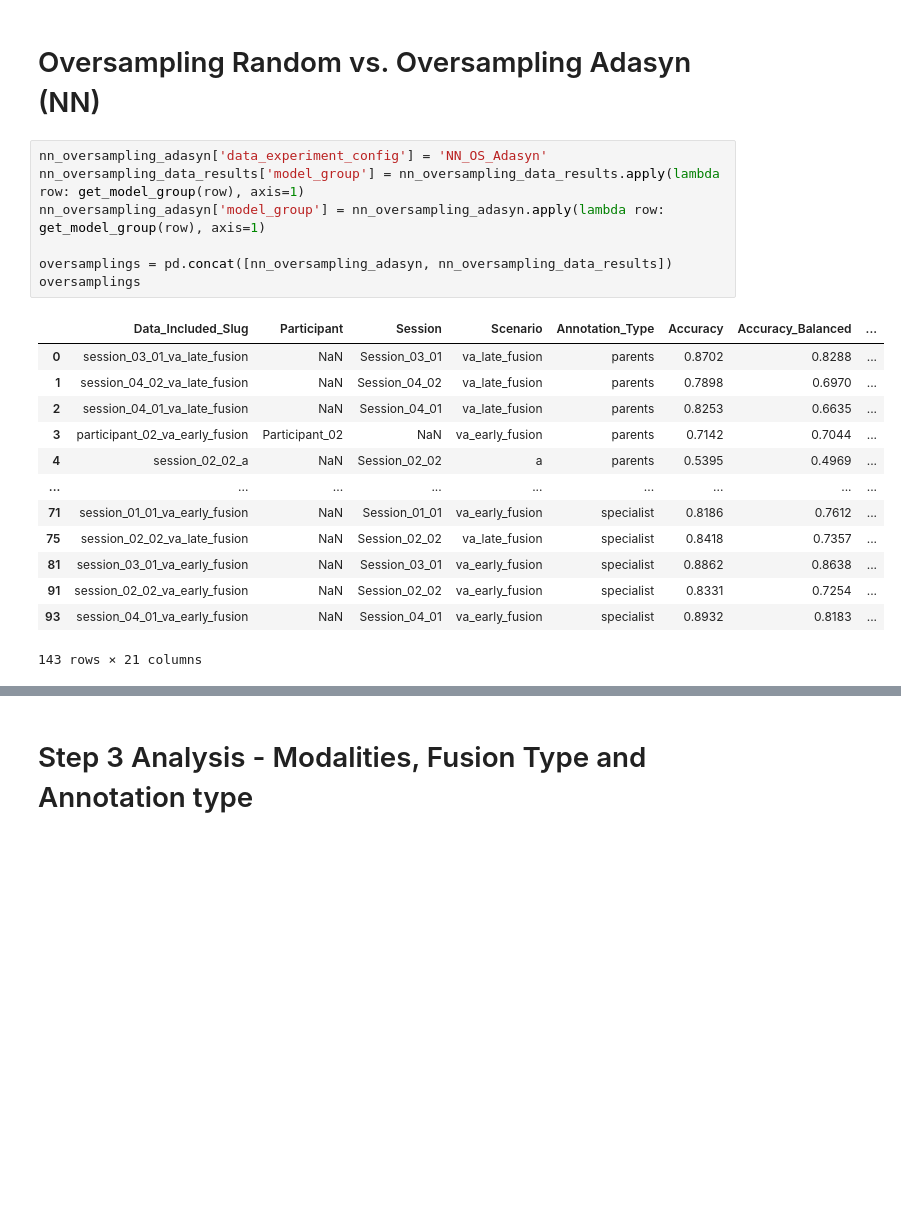
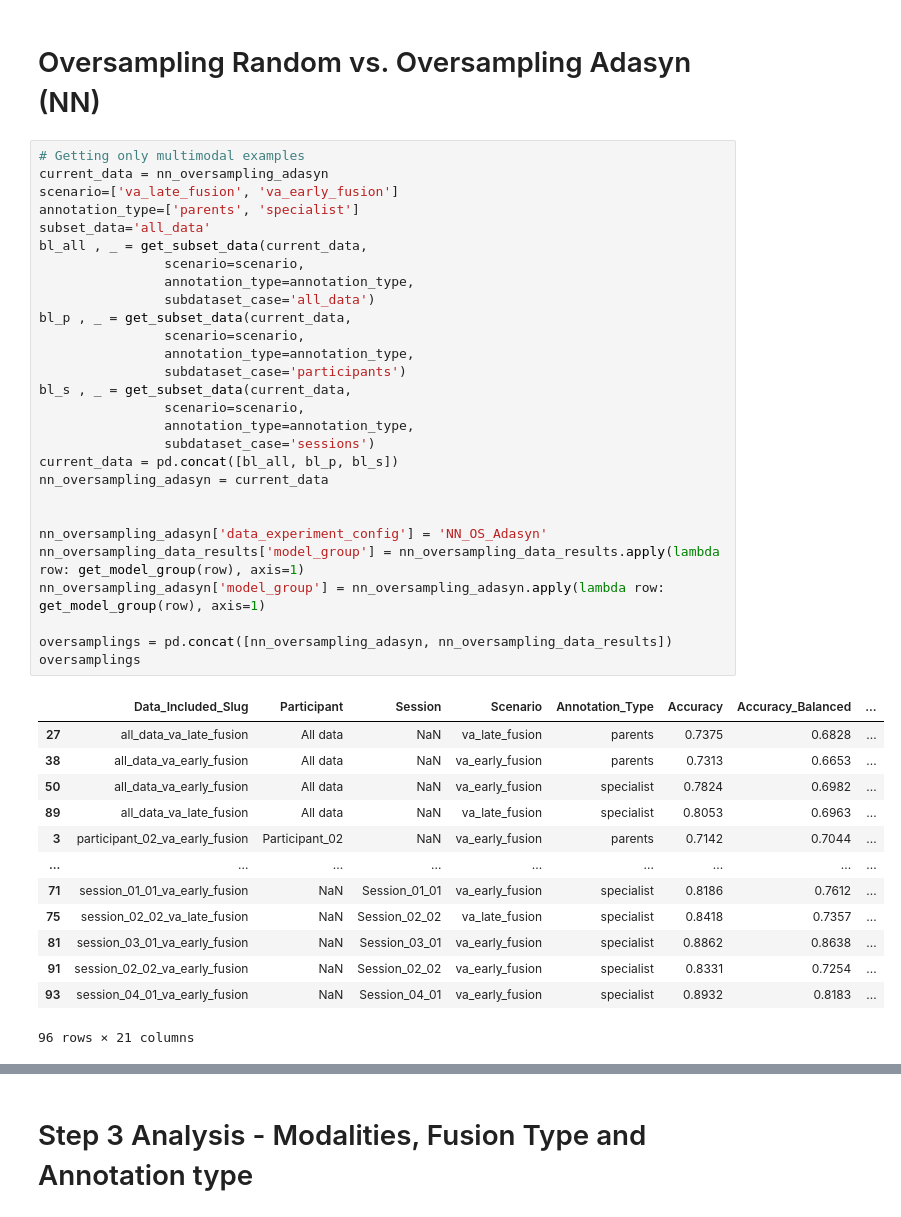
Before and after one commit to annanda/emotion_detection_for_children_with_asd, a Jupyter notebook: emotion_detection_system/processing_results/notebooks/BoxPlot - Chap 4 Thesis (Study Analysis).ipynb, the cells around one changed output, grey strips where cells are left out. Saved outputs shown, nothing was run; the diff lists cells and outputs as text; blank space fills up the shorter version.

```diff
--- a/emotion_detection_system/processing_results/notebooks/BoxPlot - Chap 4 Thesis (Study Analysis).ipynb
+++ b/emotion_detection_system/processing_results/notebooks/BoxPlot - Chap 4 Thesis (Study Analysis).ipynb
@@ -488,26 +486,47 @@ Text(0, 0.5, 'F1Scores Red')
 # %% [markdown]
 # Oversampling Random vs. Oversampling Adasyn (NN)
 # %%
+# Getting only multimodal examples
+current_data = nn_oversampling_adasyn
+scenario=['va_late_fusion', 'va_early_fusion']
+annotation_type=['parents', 'specialist']
+subset_data='all_data'
+bl_all , _ = get_subset_data(current_data,
+                scenario=scenario,
+                annotation_type=annotation_type,
+                subdataset_case='all_data')
+bl_p , _ = get_subset_data(current_data,
+                scenario=scenario,
+                annotation_type=annotation_type,
+                subdataset_case='participants')
+bl_s , _ = get_subset_data(current_data,
+                scenario=scenario,
+                annotation_type=annotation_type,
+                subdataset_case='sessions')
+current_data = pd.concat([bl_all, bl_p, bl_s])
+nn_oversampling_adasyn = current_data
+
+
 nn_oversampling_adasyn['data_experiment_config'] = 'NN_OS_Adasyn'
 nn_oversampling_data_results['model_group'] = nn_oversampling_data_results.apply(lambda row: get_model_group(row), axis=1)
 nn_oversampling_adasyn['model_group'] = nn_oversampling_adasyn.apply(lambda row: get_model_group(row), axis=1)
 
 oversamplings = pd.concat([nn_oversampling_adasyn, nn_oversampling_data_results])
 oversamplings
 # %% [output]
 |  | Data_Included_Slug | Participant | Session | Scenario | Annotation_Type | Accuracy | Accuracy_Balanced | ... |
-| 0 | session_03_01_va_late_fusion | NaN | Session_03_01 | va_late_fusion | parents | 0.8702 | 0.8288 | ... |
-| 1 | session_04_02_va_late_fusion | NaN | Session_04_02 | va_late_fusion | parents | 0.7898 | 0.6970 | ... |
-| 2 | session_04_01_va_late_fusion | NaN | Session_04_01 | va_late_fusion | parents | 0.8253 | 0.6635 | ... |
+| 27 | all_data_va_late_fusion | All data | NaN | va_late_fusion | parents | 0.7375 | 0.6828 | ... |
+| 38 | all_data_va_early_fusion | All data | NaN | va_early_fusion | parents | 0.7313 | 0.6653 | ... |
+| 50 | all_data_va_early_fusion | All data | NaN | va_early_fusion | specialist | 0.7824 | 0.6982 | ... |
+| 89 | all_data_va_late_fusion | All data | NaN | va_late_fusion | specialist | 0.8053 | 0.6963 | ... |
 | 3 | participant_02_va_early_fusion | Participant_02 | NaN | va_early_fusion | parents | 0.7142 | 0.7044 | ... |
-| 4 | session_02_02_a | NaN | Session_02_02 | a | parents | 0.5395 | 0.4969 | ... |
 | ... | ... | ... | ... | ... | ... | ... | ... | ... |
 | 71 | session_01_01_va_early_fusion | NaN | Session_01_01 | va_early_fusion | specialist | 0.8186 | 0.7612 | ... |
 | 75 | session_02_02_va_late_fusion | NaN | Session_02_02 | va_late_fusion | specialist | 0.8418 | 0.7357 | ... |
 | 81 | session_03_01_va_early_fusion | NaN | Session_03_01 | va_early_fusion | specialist | 0.8862 | 0.8638 | ... |
 | 91 | session_02_02_va_early_fusion | NaN | Session_02_02 | va_early_fusion | specialist | 0.8331 | 0.7254 | ... |
 | 93 | session_04_01_va_early_fusion | NaN | Session_04_01 | va_early_fusion | specialist | 0.8932 | 0.8183 | ... |
-143 rows × 21 columns
+96 rows × 21 columns
 # %%
 hue_order = ['GM', 'PSM', 'SSM']
 order_x = ['NN_OS', 'NN_OS_Adasyn']
```
Also changed, not shown: parts of 6 cells of this notebook.
